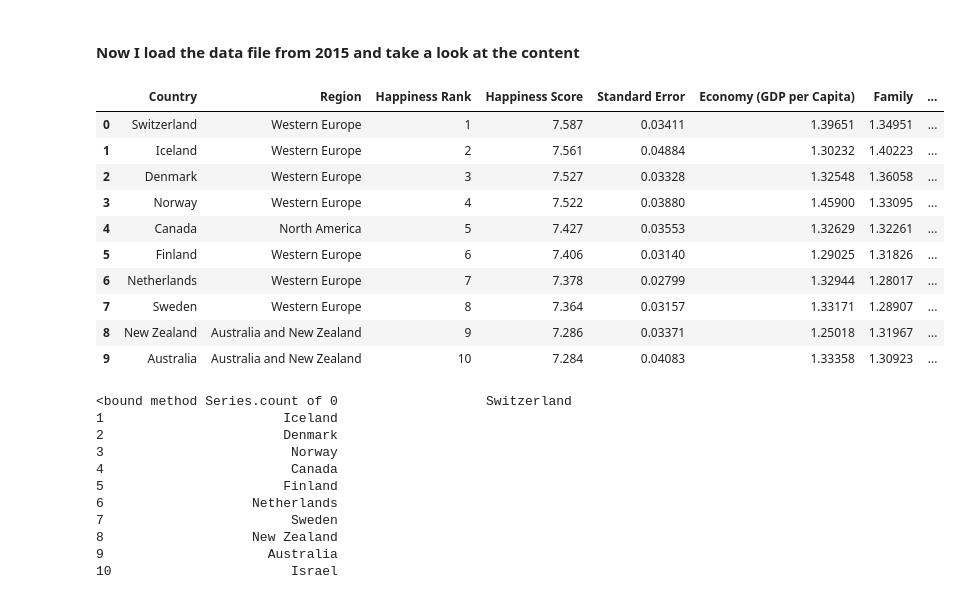
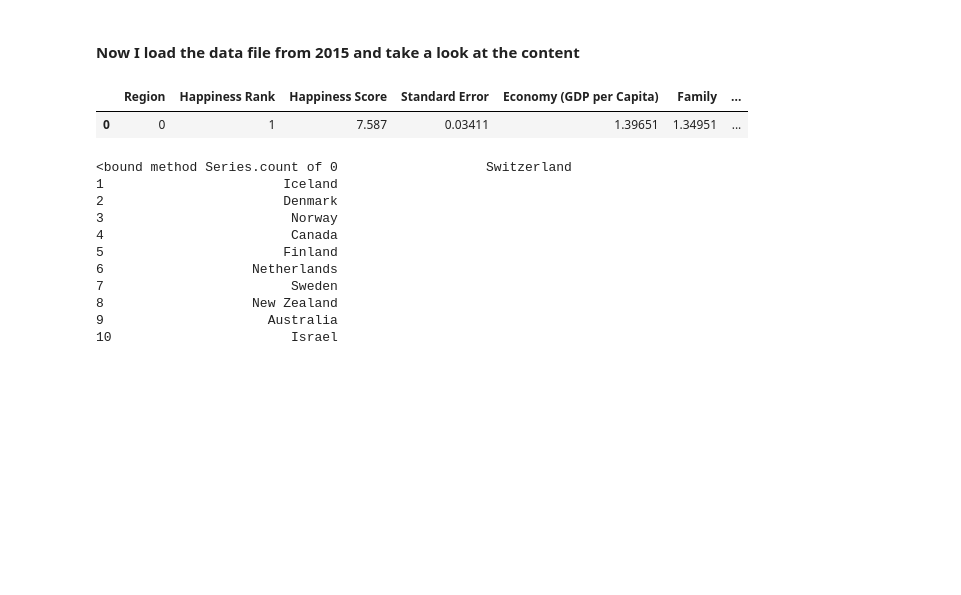
Before and after one commit to Andalibt/Data_Science_Portfolio, a Jupyter notebook: World Happiness Analysis.ipynb, the cells around one changed output. Saved outputs shown, nothing was run; the diff lists cells and outputs as text; code cells hidden in the pictures; blank space fills up the shorter version.

```diff
--- a/World Happiness Analysis.ipynb
+++ b/World Happiness Analysis.ipynb
@@ -14,19 +14,10 @@ import pandas as pd
 # %%
 data2015 = pd.read_csv('./2015.csv')
 # %%
-data2015.head(10)
+data2015.head(1)
 # %% [output]
-|  | Country | Region | Happiness Rank | Happiness Score | Standard Error | Economy (GDP per Capita) | Family | ... |
-| 0 | Switzerland | Western Europe | 1 | 7.587 | 0.03411 | 1.39651 | 1.34951 | ... |
-| 1 | Iceland | Western Europe | 2 | 7.561 | 0.04884 | 1.30232 | 1.40223 | ... |
-| 2 | Denmark | Western Europe | 3 | 7.527 | 0.03328 | 1.32548 | 1.36058 | ... |
-| 3 | Norway | Western Europe | 4 | 7.522 | 0.03880 | 1.45900 | 1.33095 | ... |
-| 4 | Canada | North America | 5 | 7.427 | 0.03553 | 1.32629 | 1.32261 | ... |
-| 5 | Finland | Western Europe | 6 | 7.406 | 0.03140 | 1.29025 | 1.31826 | ... |
-| 6 | Netherlands | Western Europe | 7 | 7.378 | 0.02799 | 1.32944 | 1.28017 | ... |
-| 7 | Sweden | Western Europe | 8 | 7.364 | 0.03157 | 1.33171 | 1.28907 | ... |
-| 8 | New Zealand | Australia and New Zealand | 9 | 7.286 | 0.03371 | 1.25018 | 1.31967 | ... |
-| 9 | Australia | Australia and New Zealand | 10 | 7.284 | 0.04083 | 1.33358 | 1.30923 | ... |
+|  | Region | Happiness Rank | Happiness Score | Standard Error | Economy (GDP per Capita) | Family | ... |
+| 0 | 0 | 1 | 7.587 | 0.03411 | 1.39651 | 1.34951 | ... |
 # %%
 print data2015['Country'].count
 # %% [output]
```
Also changed, not shown: parts of 12 cells of this notebook.
